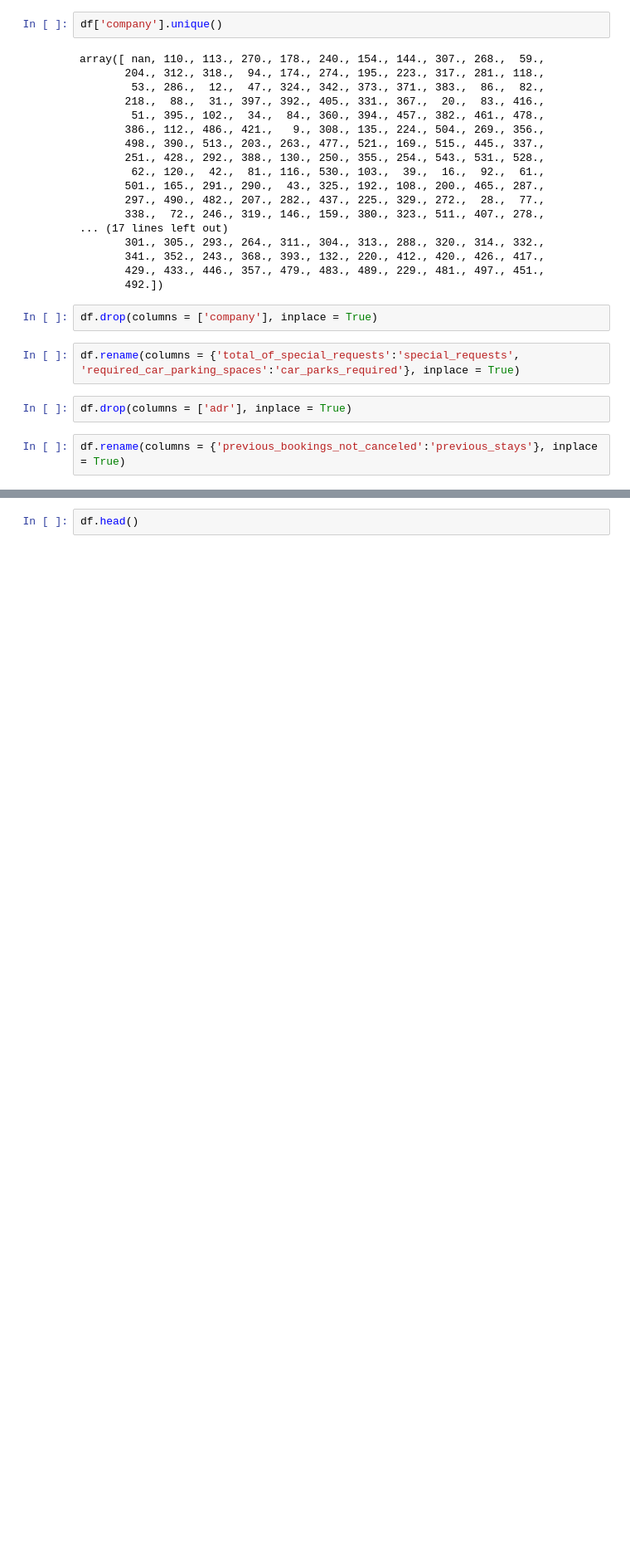
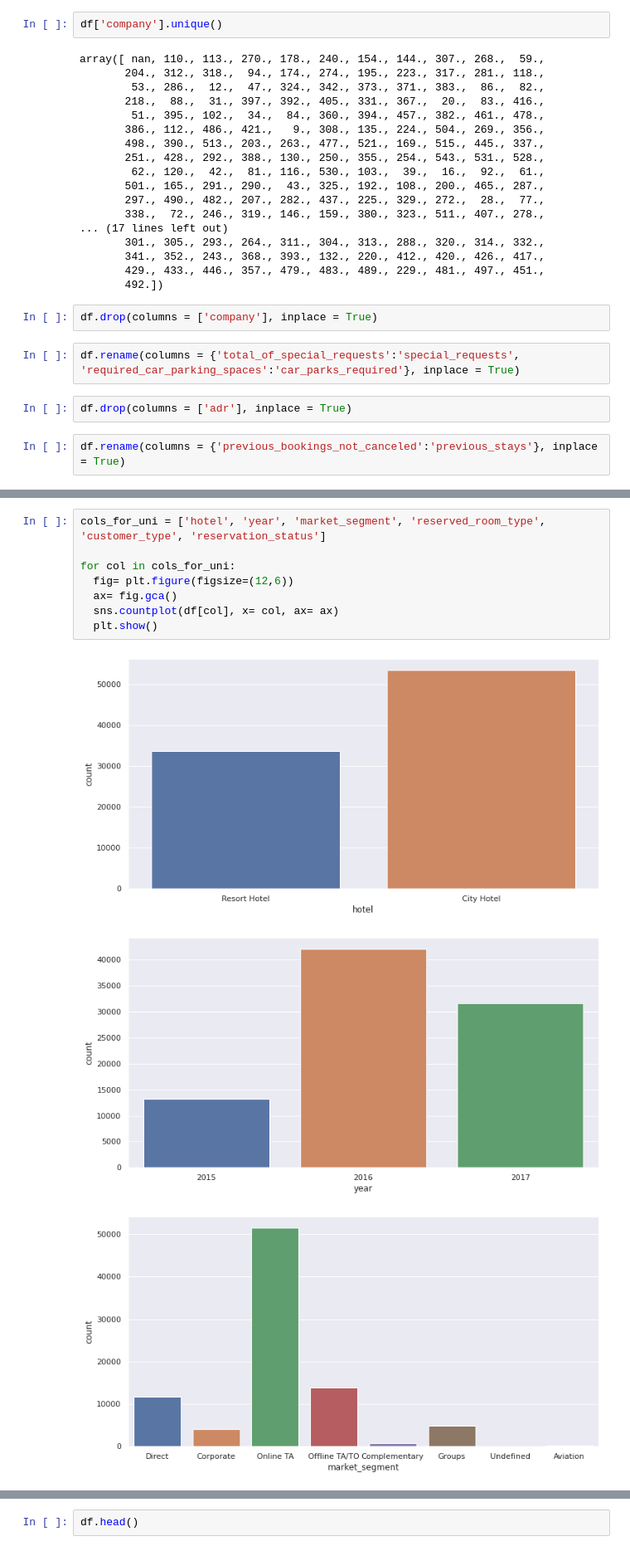
Before and after one commit to 01aleem/Hotel-Booking-Analysis, a Jupyter notebook: Hotel_Booking_Analysis.ipynb, the cells around one changed output, grey strips where cells are left out. Shown at 83% size. Saved outputs shown, nothing was run; the diff lists cells and outputs as text; blank space fills up the shorter version.

```diff
--- a/Hotel_Booking_Analysis.ipynb
+++ b/Hotel_Booking_Analysis.ipynb
@@ -248,0 +206,12 @@ Text(0, 0.5, 'year')
+# %%
+cols_for_uni = ['hotel', 'year', 'market_segment', 'reserved_room_type', 'customer_type', 'reservation_status']
+
+for col in cols_for_uni:
+  fig= plt.figure(figsize=(12,6))
+  ax= fig.gca()
+  sns.countplot(df[col], x= col, ax= ax)
+  plt.show()
+# %% [output]
+[figure, added]
+[figure, added]
+[figure, added]
```
Also changed, not shown: parts of 42 cells of this notebook.
